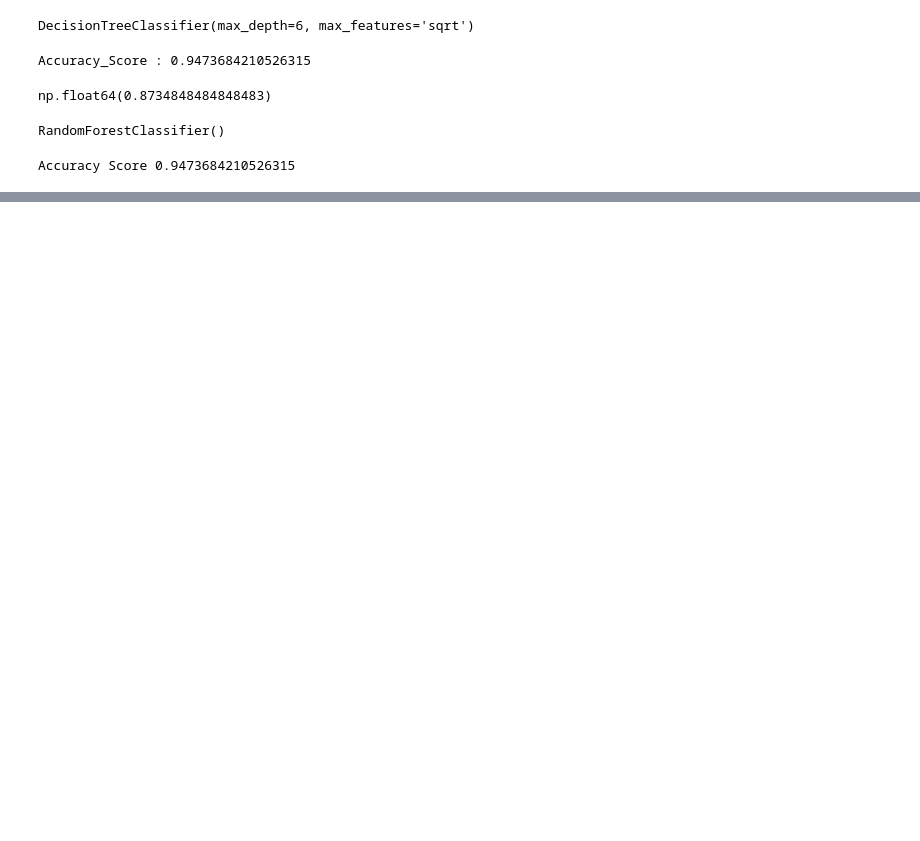
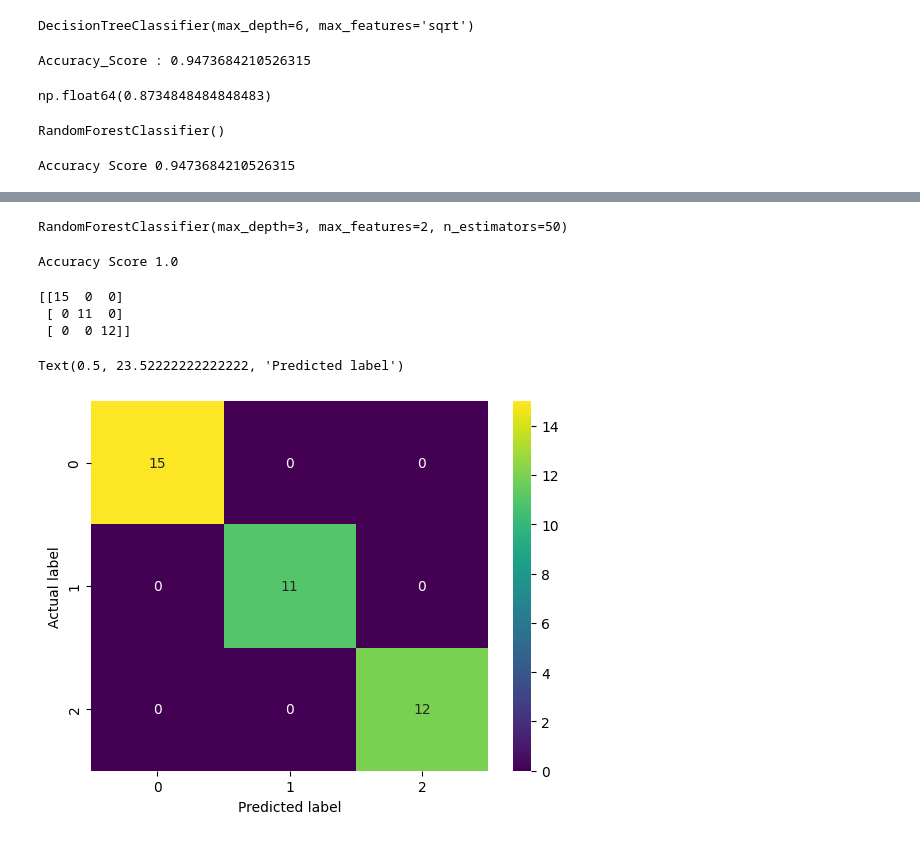
Before and after one commit to JORDANGAMBA99/Data-Science-Projects, a Jupyter notebook: Decision_Tree_Algorithm.ipynb, the cells around one changed output, grey strips where cells are left out. Cells and saved outputs as stored; diff of their text form; code cells hidden in the pictures; blank space fills up the shorter version.

```diff
--- a/Decision_Tree_Algorithm.ipynb
+++ b/Decision_Tree_Algorithm.ipynb
@@ -346,0 +349,2 @@ rf_params = {
+# %%
+rf_cv_model.fit(X_train,y_train)
@@ -346,0 +360,30 @@ rf_params = {
+# %%
+rf_tuned = RandomForestClassifier( max_depth = 3,
+                                  max_features = 2,
+                                  min_samples_split = 2,
+                                  n_estimators = 50
+)
+# %%
+rf_tuned.fit(X_train,y_train)
+# %% [output]
+RandomForestClassifier(max_depth=3, max_features=2, n_estimators=50)
+# %%
+y_pred = rf_tuned.predict(X_test)
+# %%
+print("Accuracy Score",accuracy_score(y_test,y_pred))
+# %% [output]
+Accuracy Score 1.0
+# %%
+print(confusion_matrix(y_test,y_pred))
+# %% [output]
+[[15  0  0]
+ [ 0 11  0]
+ [ 0  0 12]]
+# %%
+cnf_matrix = confusion_matrix(y_test,y_pred)
+sns.heatmap(cnf_matrix,annot=True,cmap='viridis')
+plt.ylabel('Actual label')
+plt.xlabel('Predicted label')
+# %% [output]
+Text(0.5, 23.52222222222222, 'Predicted label')
+[figure, added]
```
Also changed, not shown: parts of 20 cells of this notebook.
